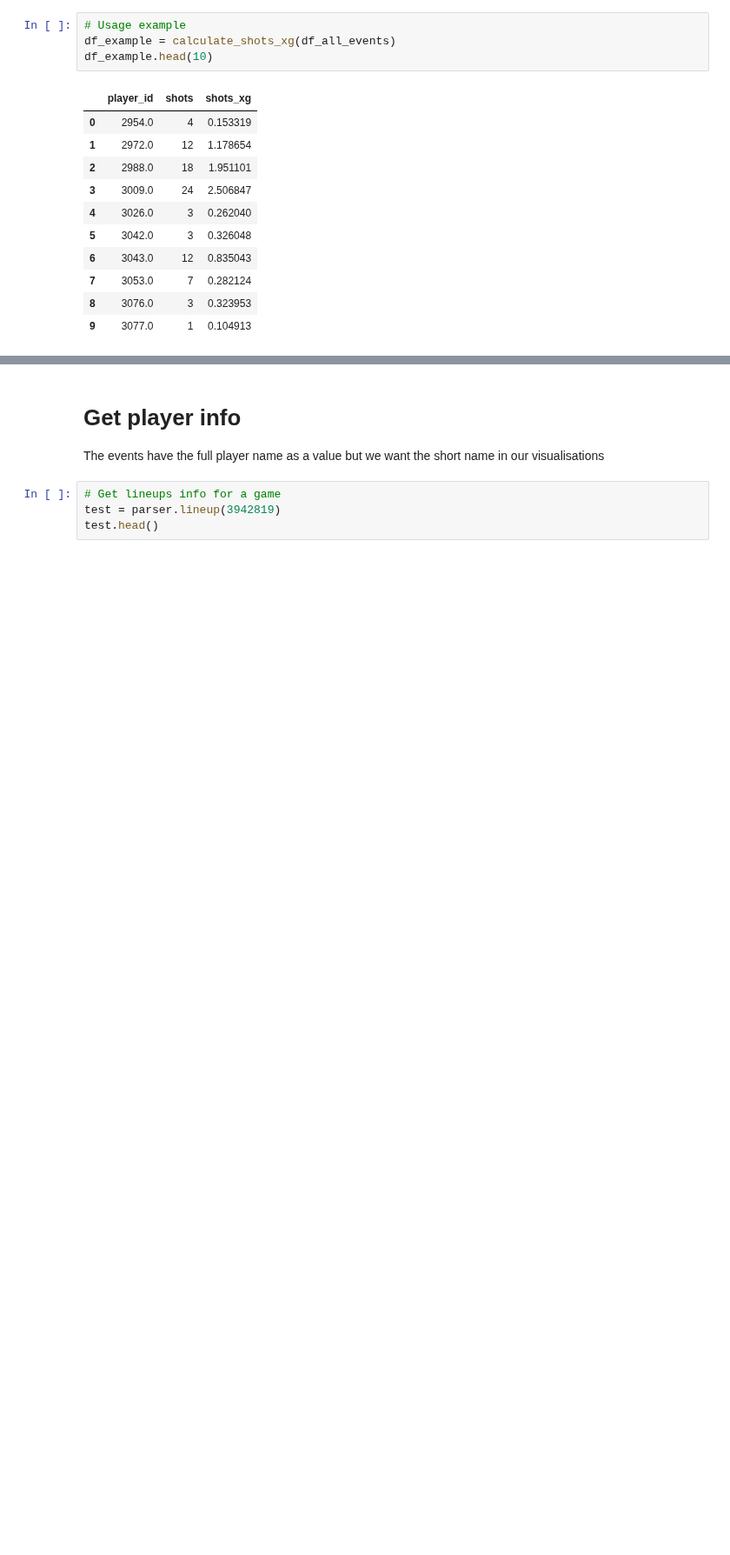
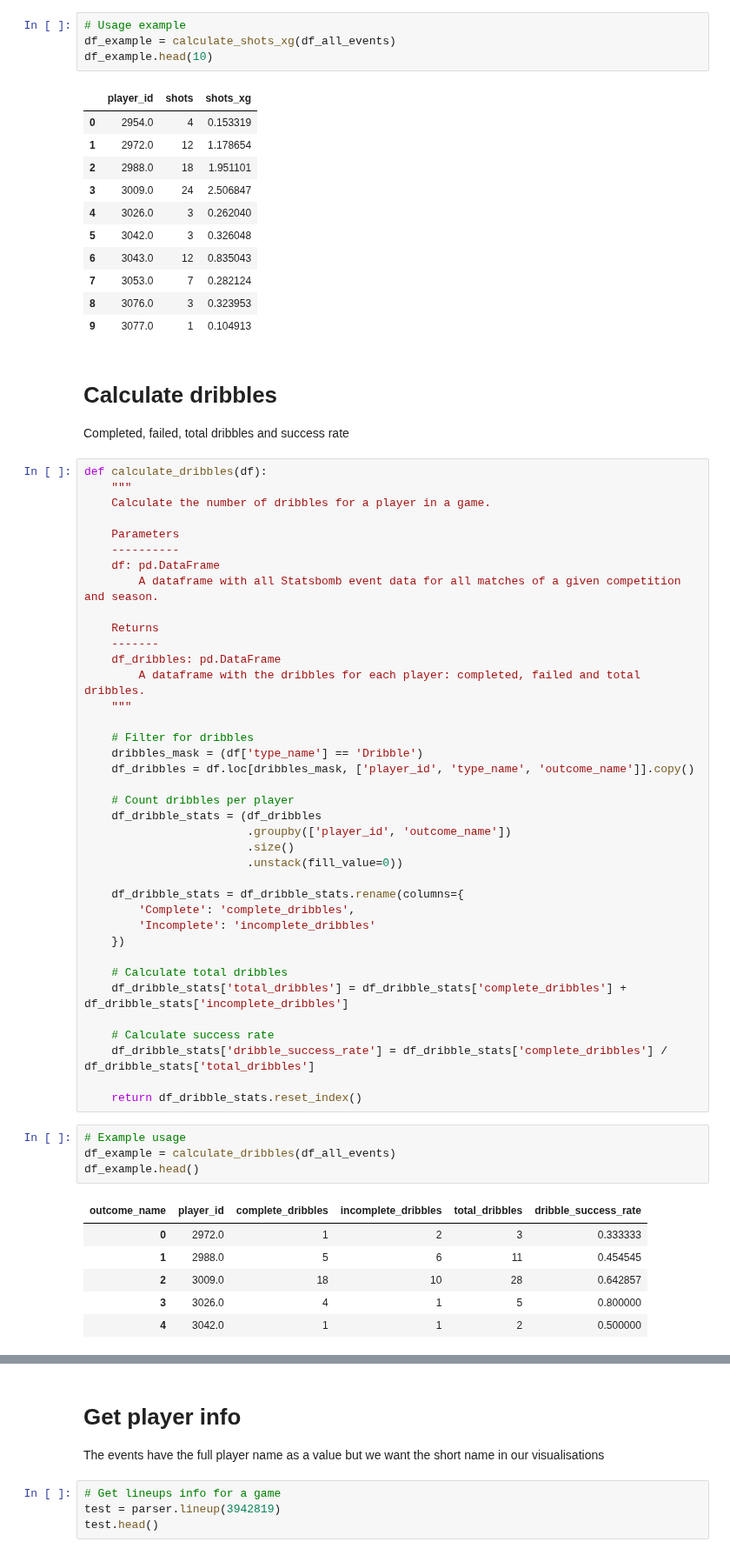
Before and after one commit to MarijnSt/soccermatics-project-1, a Jupyter notebook: radar_plot.ipynb, the cells around one changed output, grey strips where cells are left out. Shown at 87% size. Cells and saved outputs as stored; diff of their text form; blank space fills up the shorter version.

```diff
--- a/radar_plot.ipynb
+++ b/radar_plot.ipynb
@@ -495,3 +495,56 @@ df_example.head(10)
 | 7 | 3053.0 | 7 | 0.282124 |
 | 8 | 3076.0 | 3 | 0.323953 |
 | 9 | 3077.0 | 1 | 0.104913 |
+# %% [markdown]
+# Calculate dribbles
+
+Completed, failed, total dribbles and success rate
+# %%
+def calculate_dribbles(df):
+    """
+    Calculate the number of dribbles for a player in a game.
+
+    Parameters
+    ----------
+    df: pd.DataFrame
+        A dataframe with all Statsbomb event data for all matches of a given competition and season.
+
+    Returns
+    -------
+    df_dribbles: pd.DataFrame
+        A dataframe with the dribbles for each player: completed, failed and total dribbles.
+    """
+
+    # Filter for dribbles
+    dribbles_mask = (df['type_name'] == 'Dribble')
+    df_dribbles = df.loc[dribbles_mask, ['player_id', 'type_name', 'outcome_name']].copy()
+
+    # Count dribbles per player
+    df_dribble_stats = (df_dribbles
+                        .groupby(['player_id', 'outcome_name'])
+                        .size()
+                        .unstack(fill_value=0))
+
+    df_dribble_stats = df_dribble_stats.rename(columns={
+        'Complete': 'complete_dribbles',
+        'Incomplete': 'incomplete_dribbles'
+    })
+
+    # Calculate total dribbles
+    df_dribble_stats['total_dribbles'] = df_dribble_stats['complete_dribbles'] + df_dribble_stats['incomplete_dribbles']
+
+    # Calculate success rate
+    df_dribble_stats['dribble_success_rate'] = df_dribble_stats['complete_dribbles'] / df_dribble_stats['total_dribbles']
+
+    return df_dribble_stats.reset_index()
+# %%
+# Example usage
+df_example = calculate_dribbles(df_all_events)
+df_example.head()
+# %% [output]
+| outcome_name | player_id | complete_dribbles | incomplete_dribbles | total_dribbles | dribble_success_rate |
+| 0 | 2972.0 | 1 | 2 | 3 | 0.333333 |
+| 1 | 2988.0 | 5 | 6 | 11 | 0.454545 |
+| 2 | 3009.0 | 18 | 10 | 28 | 0.642857 |
+| 3 | 3026.0 | 4 | 1 | 5 | 0.800000 |
+| 4 | 3042.0 | 1 | 1 | 2 | 0.500000 |
```
Also changed, not shown: parts of 5 cells of this notebook.
